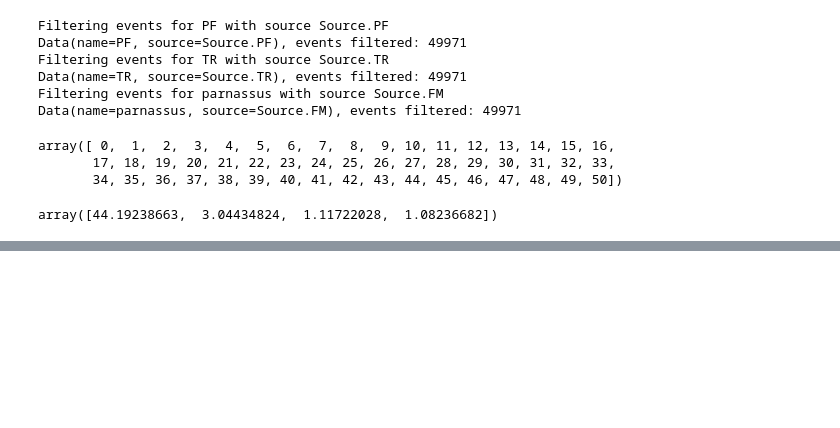
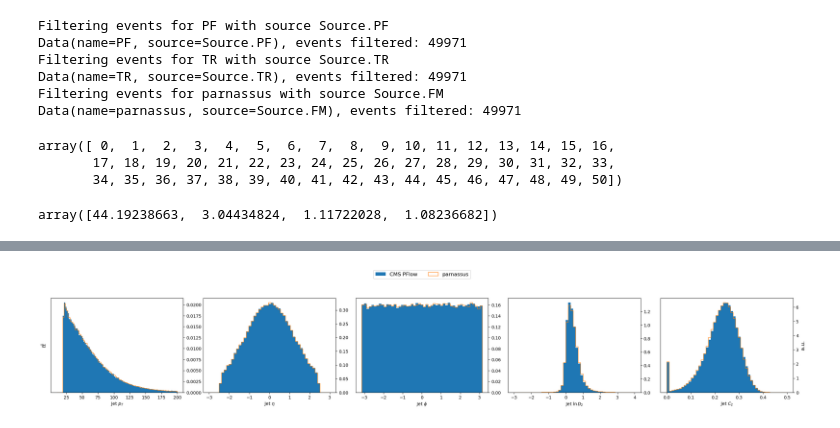
Before and after one commit to omphalos-mc/parnassus-clas12, a Jupyter notebook: src/parnassus_core/experiments/cms_2011/notebooks/performance_test.ipynb, the cells around one changed output, grey strips where cells are left out. Drawn from its saved outputs; the diff is of its cells as text; code cells hidden in the pictures; blank space fills up the shorter version.

```diff
--- a/src/parnassus_core/experiments/cms_2011/notebooks/performance_test.ipynb
+++ b/src/parnassus_core/experiments/cms_2011/notebooks/performance_test.ipynb
@@ -75,0 +88,4 @@ Processed data for sample TTBAR
+# %%
+fig = plot_helper.plot_jet_features()
+# %% [output]
+[figure, added]
```
Also changed, not shown: parts of 8 cells of this notebook.
